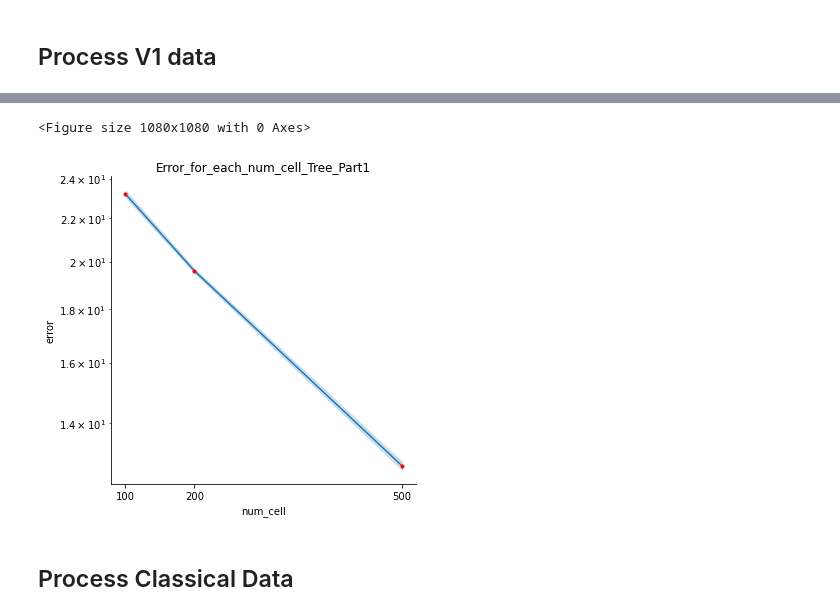
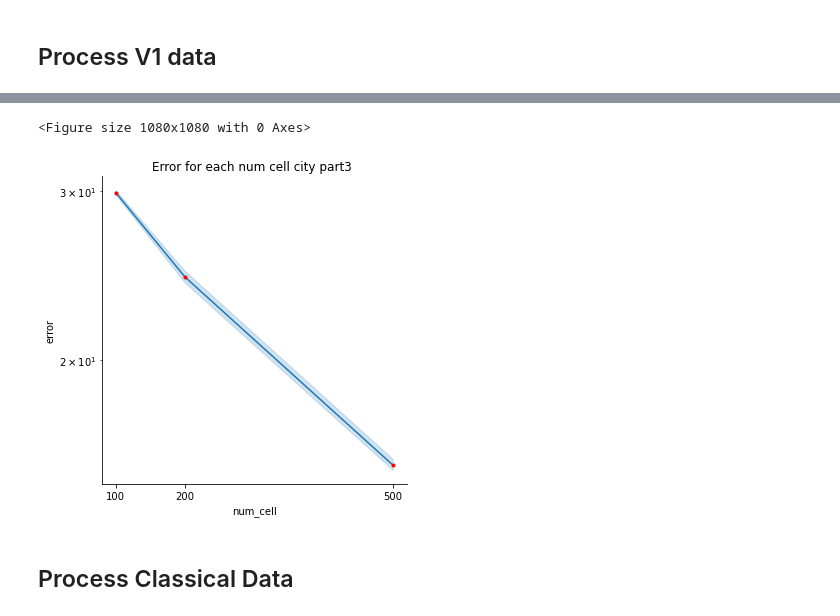
Before and after one commit to qkstngus000/Visual-Compressive-Sensing, a Jupyter notebook: NumCell_VS_Error_Graph.ipynb, the cells around one changed output, grey strips where cells are left out. Drawn from its saved outputs; the diff is of its cells as text; code cells hidden in the pictures.

```diff
--- a/NumCell_VS_Error_Graph.ipynb
+++ b/NumCell_VS_Error_Graph.ipynb
@@ -16,20 +16,14 @@ import os.path
 # %% [markdown]
 ## Process V1 data
 # %%
+img_nm = 'city_part3'
 # Load previously saved data for V1 parameters
-V1_params_df = pd.read_csv('result//tree_part1//V1//V1_Reconst_Param_Wed_Jun_22_17_19_23_2022.csv')
+V1_params_df = pd.read_csv('result//{img}//V1//param_Tue_Jul_12_12_26_49_2022.csv'.format(img = img_nm))
 
 
 for index in V1_params_df.columns:
     if (index == 'Unnamed: 0') :
         V1_params_df.drop('Unnamed: 0', axis = 1, inplace=True)
-
-# Load previously saved data for classical parameters
-load_classical = './result/tree_part1/Classical/Classical_Param_Fri_Jul_8_15_54_10_2022.csv'
-classical_param_df = pd.read_csv(load_classical)
-for index in classical_param_df.columns:
-    if (index == 'Unnamed: 0') :
-        classical_param_df.drop('Unnamed: 0', axis = 1, inplace=True)
 # %%
 V1_mean_err = V1_params_df.groupby(['num_cell', 'sparse_freq', 'cell_sz', 'alp'],
                                 as_index = False).agg({'error':'mean'})
@@ -109,21 +52,21 @@ classical_plotting_data
 # %%
 plt.figure(figsize=(15, 15))
-save_path = 'result/tree_part1/V1'
+save_path = 'result/{img}/V1'.format(img = img_nm)
 V1_fig = sns.relplot(data = V1_plotting_data, x = 'num_cell', y = 'error', kind='line',
                      palette='Accent', legend = False)
 # sns.boxplot(data = plotting_data, x = 'num_cell', y = 'error')
-title = 'Error_for_each_num_cell_Tree_Part1'
-V1_fig.set(title= title.replace('-', ' '))
+title = 'Error_for_each_num_cell_{img}_'.format(img = img_nm)
+V1_fig.set(title= title.replace('_', ' '))
 plt.xticks(line_data['num_cell'])
 V1_fig.set(yscale = 'log')
 plt.plot(line_data['num_cell'], line_data['error'], 'r.')
-# fig.savefig(os.path.join(save_path, title + "_".join(
-#     str.split(time.ctime().replace(":", "_"))) + ".png"), dpi = 200)
+fig.savefig(os.path.join(save_path, title + "_".join(
+    str.split(time.ctime().replace(":", "_"))) + ".png"), dpi = 200)
 
 plt.show()
 # %% [output]
 <Figure size 1080x1080 with 0 Axes>
-[figure, old version]
+[figure, new version]
 # %% [markdown]
 ## Process Classical Data
 # %%
```
Also changed, not shown: parts of 8 cells of this notebook, 29 other files.
